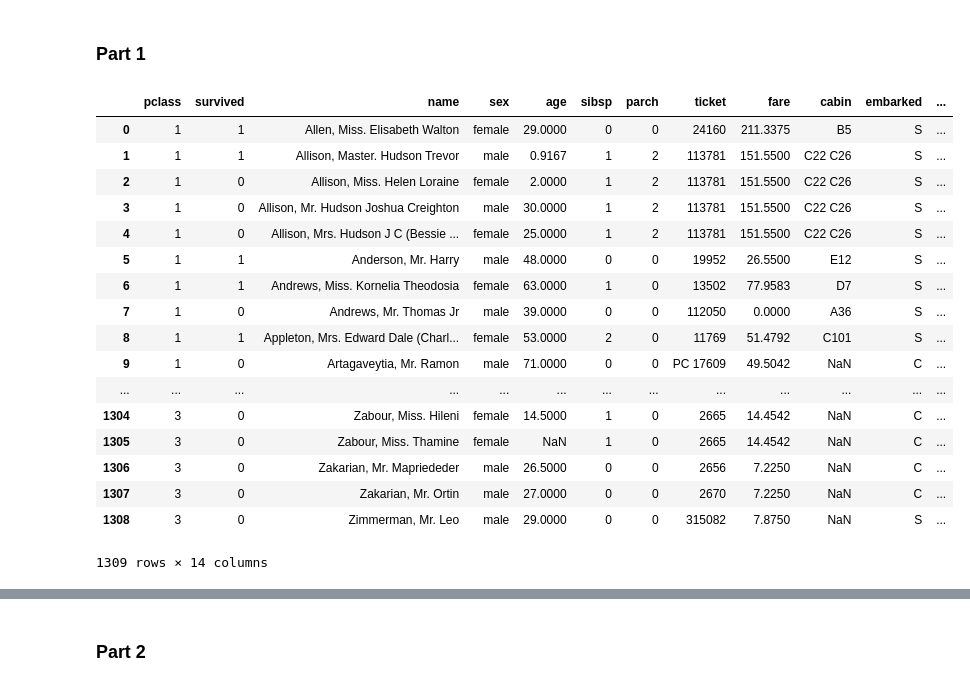
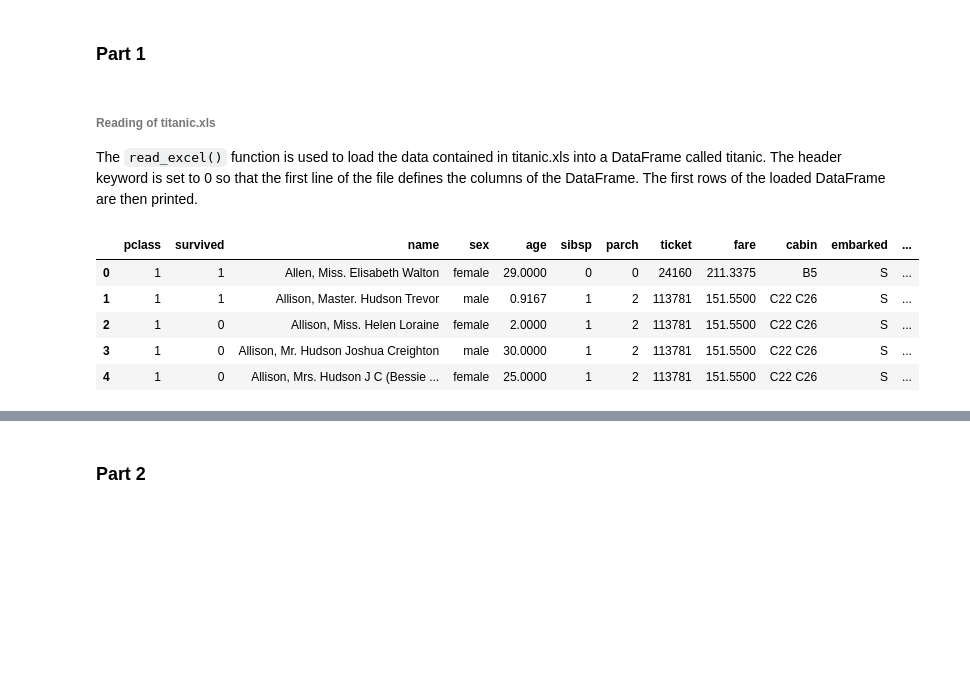
Before and after one commit to adrienruault/ada_molmaru, a Jupyter notebook: Homework01/Solution_task3.ipynb, the cells around one changed output, grey strips where cells are left out. Cells and saved outputs as stored; diff of their text form; code cells hidden in the pictures; blank space fills up the shorter version.

```diff
--- a/Homework01/Solution_task3.ipynb
+++ b/Homework01/Solution_task3.ipynb
@@ -83,26 +81,17 @@ For each of the following questions state clearly your assumptions and discuss y
 6. Create 2 equally populated *age categories* and calculate survival proportions by *age category*, *travel class* and *sex*. Present your results in a `DataFrame` with unique index.
 # %% [markdown]
 ### Part 1
+# %% [markdown]
+###### Reading of titanic.xls
+The `read_excel()` function is used to load the data contained in titanic.xls into a DataFrame called titanic.
+The header keyword is set to 0 so that the first line of the file defines the columns of the DataFrame. The first rows of the loaded DataFrame are then printed.
 # %%
-excel_content = pd.read_excel(DATA_FOLDER+'/titanic.xls')
-#excel_content = excel_content.fillna('Unknown')
-excel_content
+titanic = pd.read_excel(DATA_FOLDER+'/titanic.xls')
+titanic.head()
 # %% [output]
 |  | pclass | survived | name | sex | age | sibsp | parch | ticket | fare | cabin | embarked | ... |
 | 0 | 1 | 1 | Allen, Miss. Elisabeth Walton | female | 29.0000 | 0 | 0 | 24160 | 211.3375 | B5 | S | ... |
 | 1 | 1 | 1 | Allison, Master. Hudson Trevor | male | 0.9167 | 1 | 2 | 113781 | 151.5500 | C22 C26 | S | ... |
 | 2 | 1 | 0 | Allison, Miss. Helen Loraine | female | 2.0000 | 1 | 2 | 113781 | 151.5500 | C22 C26 | S | ... |
 | 3 | 1 | 0 | Allison, Mr. Hudson Joshua Creighton | male | 30.0000 | 1 | 2 | 113781 | 151.5500 | C22 C26 | S | ... |
 | 4 | 1 | 0 | Allison, Mrs. Hudson J C (Bessie ... | female | 25.0000 | 1 | 2 | 113781 | 151.5500 | C22 C26 | S | ... |
-| 5 | 1 | 1 | Anderson, Mr. Harry | male | 48.0000 | 0 | 0 | 19952 | 26.5500 | E12 | S | ... |
-| 6 | 1 | 1 | Andrews, Miss. Kornelia Theodosia | female | 63.0000 | 1 | 0 | 13502 | 77.9583 | D7 | S | ... |
-| 7 | 1 | 0 | Andrews, Mr. Thomas Jr | male | 39.0000 | 0 | 0 | 112050 | 0.0000 | A36 | S | ... |
-| 8 | 1 | 1 | Appleton, Mrs. Edward Dale (Charl... | female | 53.0000 | 2 | 0 | 11769 | 51.4792 | C101 | S | ... |
-| 9 | 1 | 0 | Artagaveytia, Mr. Ramon | male | 71.0000 | 0 | 0 | PC 17609 | 49.5042 | NaN | C | ... |
-| ... | ... | ... | ... | ... | ... | ... | ... | ... | ... | ... | ... | ... |
-| 1304 | 3 | 0 | Zabour, Miss. Hileni | female | 14.5000 | 1 | 0 | 2665 | 14.4542 | NaN | C | ... |
-| 1305 | 3 | 0 | Zabour, Miss. Thamine | female | NaN | 1 | 0 | 2665 | 14.4542 | NaN | C | ... |
-| 1306 | 3 | 0 | Zakarian, Mr. Mapriededer | male | 26.5000 | 0 | 0 | 2656 | 7.2250 | NaN | C | ... |
-| 1307 | 3 | 0 | Zakarian, Mr. Ortin | male | 27.0000 | 0 | 0 | 2670 | 7.2250 | NaN | C | ... |
-| 1308 | 3 | 0 | Zimmerman, Mr. Leo | male | 29.0000 | 0 | 0 | 315082 | 7.8750 | NaN | S | ... |
-1309 rows × 14 columns
```
Also changed, not shown: parts of 20 cells of this notebook.
